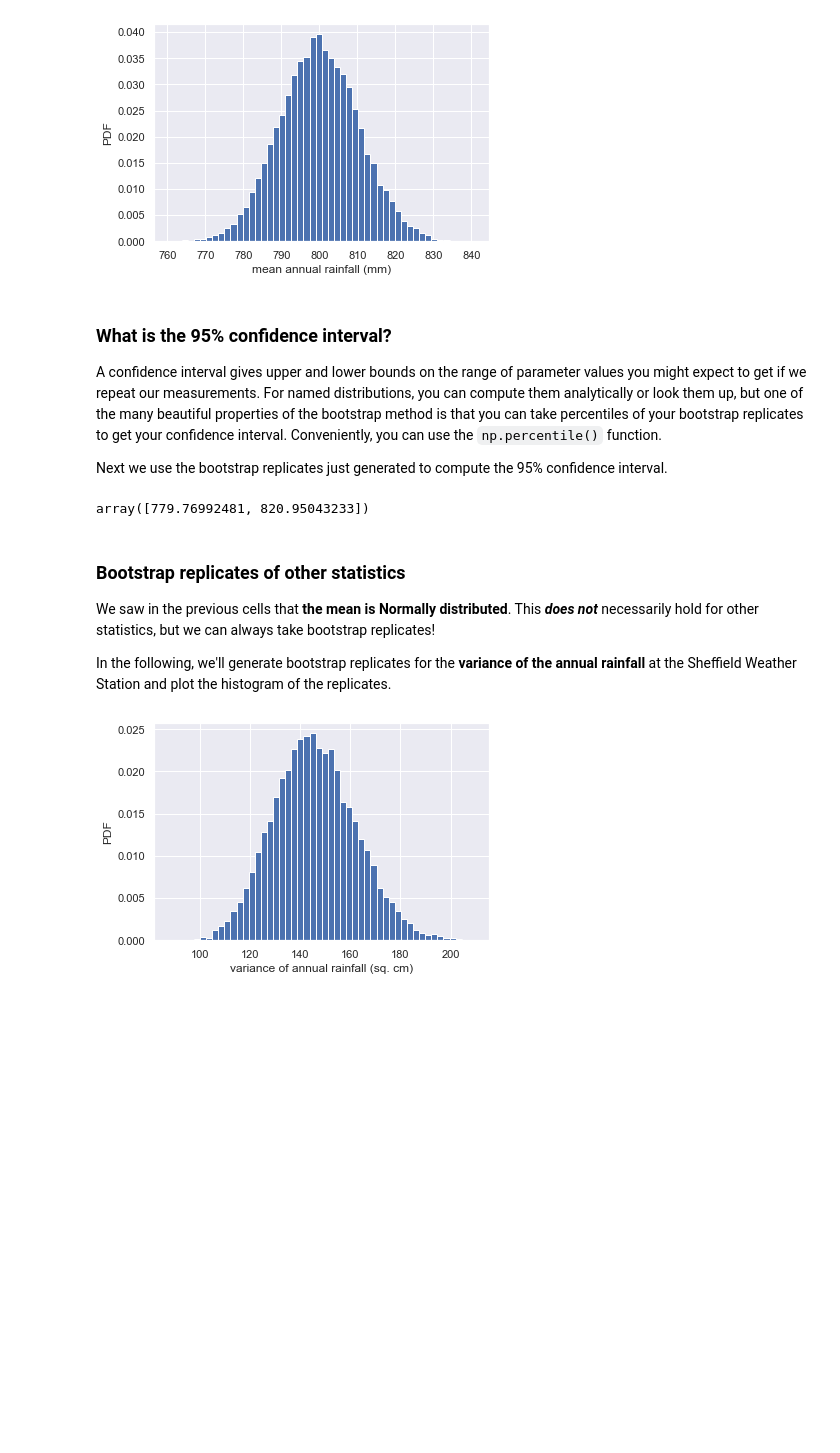
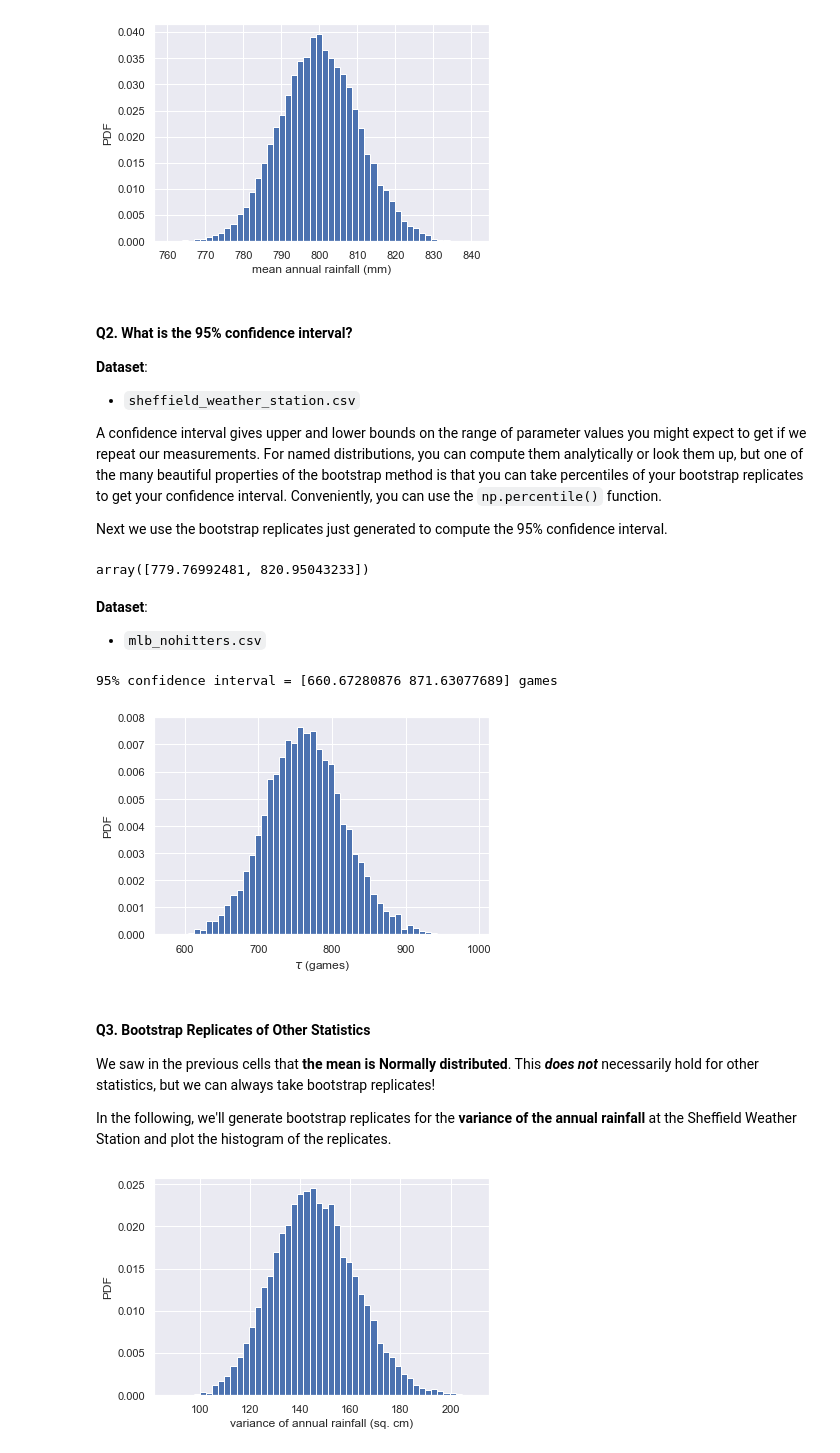
Before and after one commit to Alex-YuZ/Statistics-using-python, a Jupyter notebook: Statistical_Thinking_in_Python_II.ipynb, the cells around one changed output. Cells and saved outputs as stored; diff of their text form; code cells hidden in the pictures; blank space fills up the shorter version.

Commit message:
feat: Add pair-wise bootstrap demo

```diff
--- a/Statistical_Thinking_in_Python_II.ipynb
+++ b/Statistical_Thinking_in_Python_II.ipynb
@@ -256,7 +279,11 @@ Theoretical SEM from population std: 10.511
 Calculated SEM from bs_samples: 10.466
 [figure]
 # %% [markdown]
-###  What is the 95% confidence interval?
+####  Q2. What is the 95% confidence interval?
+
+**Dataset**:
+- `sheffield_weather_station.csv`
+
 A confidence interval gives upper and lower bounds on the range of parameter values you might expect to get if we repeat our measurements. For named distributions, you can compute them analytically or look them up, but one of the many beautiful properties of the bootstrap method is that you can take percentiles of your bootstrap replicates to get your confidence interval. Conveniently, you can use the `np.percentile()` function.
 
 Next we use the bootstrap replicates just generated to compute the 95% confidence interval.
@@ -272,7 +299,28 @@ np.percentile(bs_replicates, ci_inetervals(95))
 # %% [output]
 array([779.76992481, 820.95043233])
+# %% [markdown]
+**Dataset**:
+- `mlb_nohitters.csv`
+# %%
+np.random.seed(42)
+# Draw bootstrap replicates of the mean no-hitter time (equal to tau): bs_replicates
+bs_replicates_nohitters = draw_bs_reps(nohitter_times, np.mean, 10000)
+
+# Compute the 95% confidence interval: conf_int
+conf_int = np.percentile(bs_replicates_nohitters, ci_intervals(95))
+
+# Print the confidence interval
+print('95% confidence interval =', conf_int, 'games')
+
+# Plot the histogram of the replicates
+_ = plt.hist(bs_replicates_nohitters, bins=50, density=True)
+_ = plt.xlabel(r'$\tau$ (games)')
+_ = plt.ylabel('PDF')
+# %% [output]
+95% confidence interval = [660.67280876 871.63077689] games
+[figure, added]
 # %% [markdown]
-### Bootstrap replicates of other statistics
+#### Q3. Bootstrap Replicates of Other Statistics
 
 We saw in the previous cells that **the mean is Normally distributed**. This ___does not___ necessarily hold for other statistics, but we can always take bootstrap replicates!
 
```
Also changed, not shown: parts of 14 cells of this notebook.
